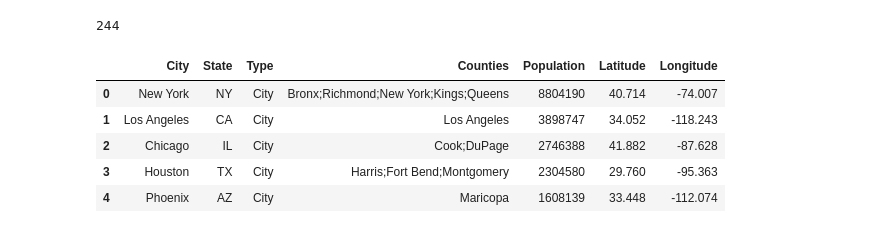
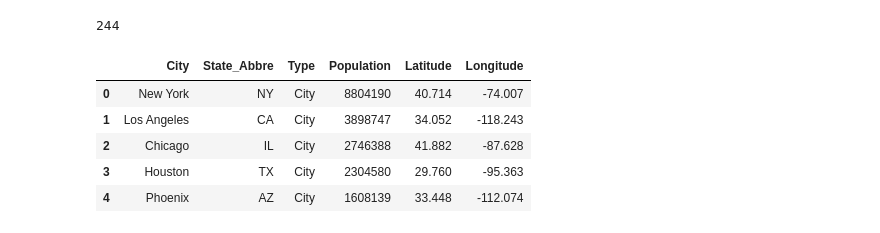
Before and after one commit to yuledez/ucv-data-proj3-group-2, a Jupyter notebook: waterAir_quality.ipynb, the cells around one changed output. Cells and saved outputs as stored; diff of their text form; code cells hidden in the pictures.

```diff
--- a/waterAir_quality.ipynb
+++ b/waterAir_quality.ipynb
@@ -105,12 +116,19 @@ print(duplicates['City'].count())
 244
 # %%
 # Remove Duplicates
-census_clean_df = census_info.drop_duplicates(subset=["City", "State"])
-census_clean_df.head()
+census_clean_df = census_info.drop_duplicates(subset=['City', 'State'])
+
+# Drop Columns
+census_clean_df = census_clean_df.drop(['Counties'], axis=1)
+
+# Rename column
+city_coordinates_df = census_clean_df.rename(columns={'State': 'State_Abbre'})
+
+city_coordinates_df.head()
 # %% [output]
-|  | City | State | Type | Counties | Population | Latitude | Longitude |
-| 0 | New York | NY | City | Bronx;Richmond;New York;Kings;Queens | 8804190 | 40.714 | -74.007 |
-| 1 | Los Angeles | CA | City | Los Angeles | 3898747 | 34.052 | -118.243 |
-| 2 | Chicago | IL | City | Cook;DuPage | 2746388 | 41.882 | -87.628 |
-| 3 | Houston | TX | City | Harris;Fort Bend;Montgomery | 2304580 | 29.760 | -95.363 |
-| 4 | Phoenix | AZ | City | Maricopa | 1608139 | 33.448 | -112.074 |
+|  | City | State_Abbre | Type | Population | Latitude | Longitude |
+| 0 | New York | NY | City | 8804190 | 40.714 | -74.007 |
+| 1 | Los Angeles | CA | City | 3898747 | 34.052 | -118.243 |
+| 2 | Chicago | IL | City | 2746388 | 41.882 | -87.628 |
+| 3 | Houston | TX | City | 2304580 | 29.760 | -95.363 |
+| 4 | Phoenix | AZ | City | 1608139 | 33.448 | -112.074 |
```
Also changed, not shown: parts of 13 cells of this notebook, 2 other files.
